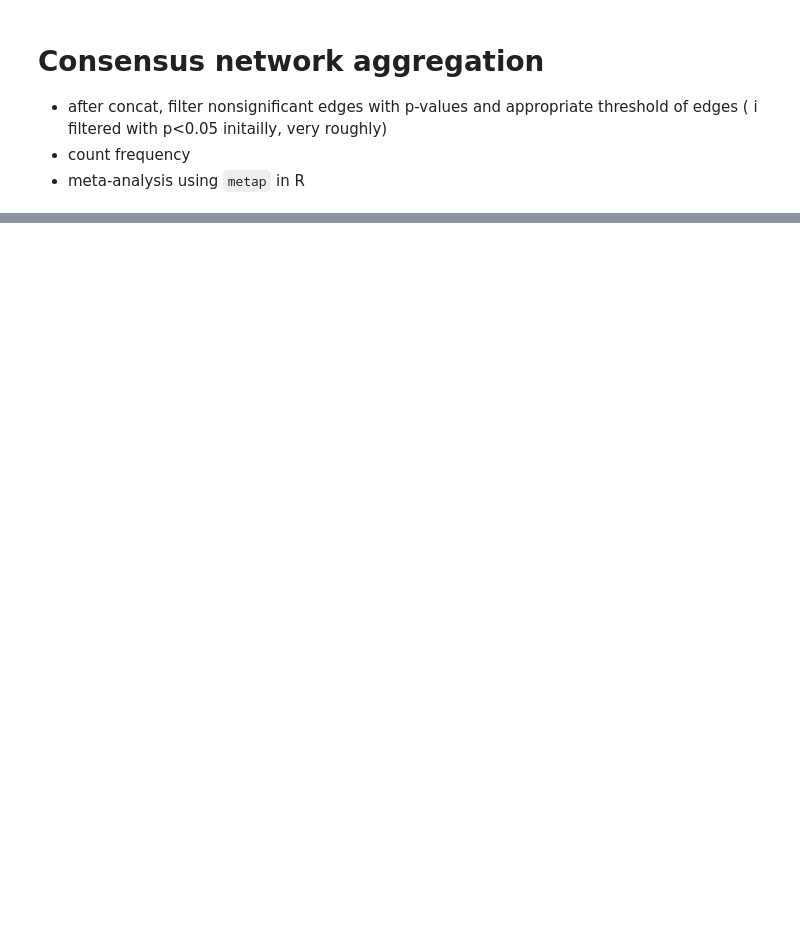
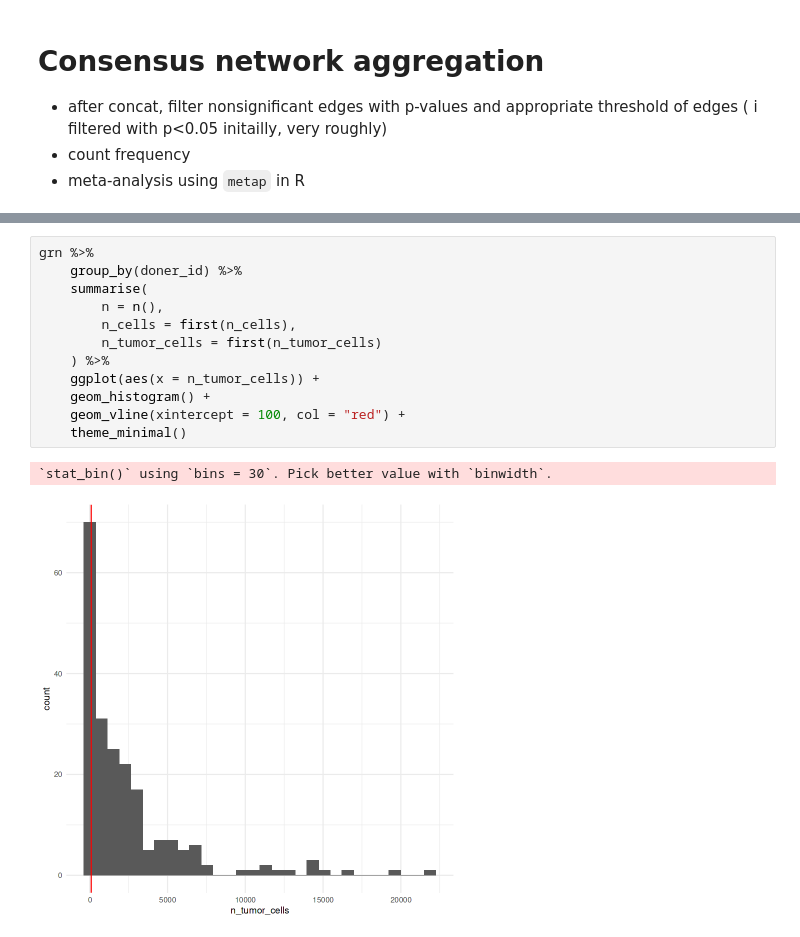
Before and after one commit to JiehoonKwak/crisprscreen, a Jupyter notebook: notebooks/integrate/networkaggregaion.ipynb, the cells around one changed output, grey strips where cells are left out. Saved outputs shown, nothing was run; the diff lists cells and outputs as text; blank space fills up the shorter version.

```diff
--- a/notebooks/integrate/networkaggregaion.ipynb
+++ b/notebooks/integrate/networkaggregaion.ipynb
@@ -26,0 +86,15 @@ grns
+# %%
+grn %>%
+    group_by(doner_id) %>%
+    summarise(
+        n = n(),
+        n_cells = first(n_cells),
+        n_tumor_cells = first(n_tumor_cells)
+    ) %>%
+    ggplot(aes(x = n_tumor_cells)) +
+    geom_histogram() +
+    geom_vline(xintercept = 100, col = "red") +
+    theme_minimal()
+# %% [output]
+`stat_bin()` using `bins = 30`. Pick better value with `binwidth`.
+[figure, added]
```
Also changed, not shown: parts of 25 cells of this notebook, 1 other file.
